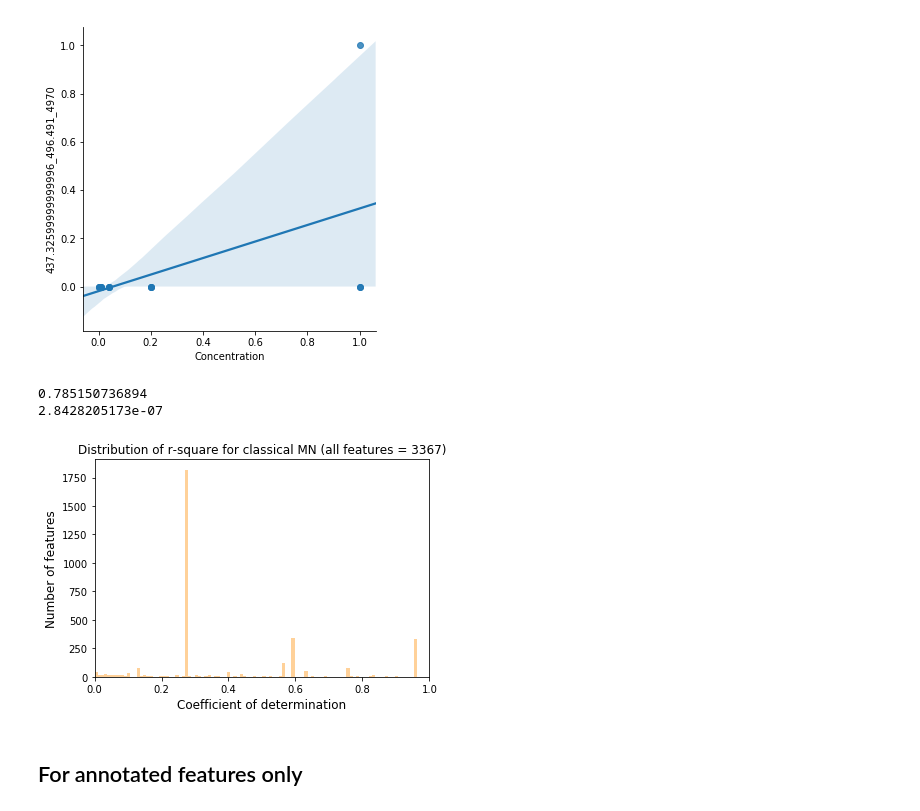
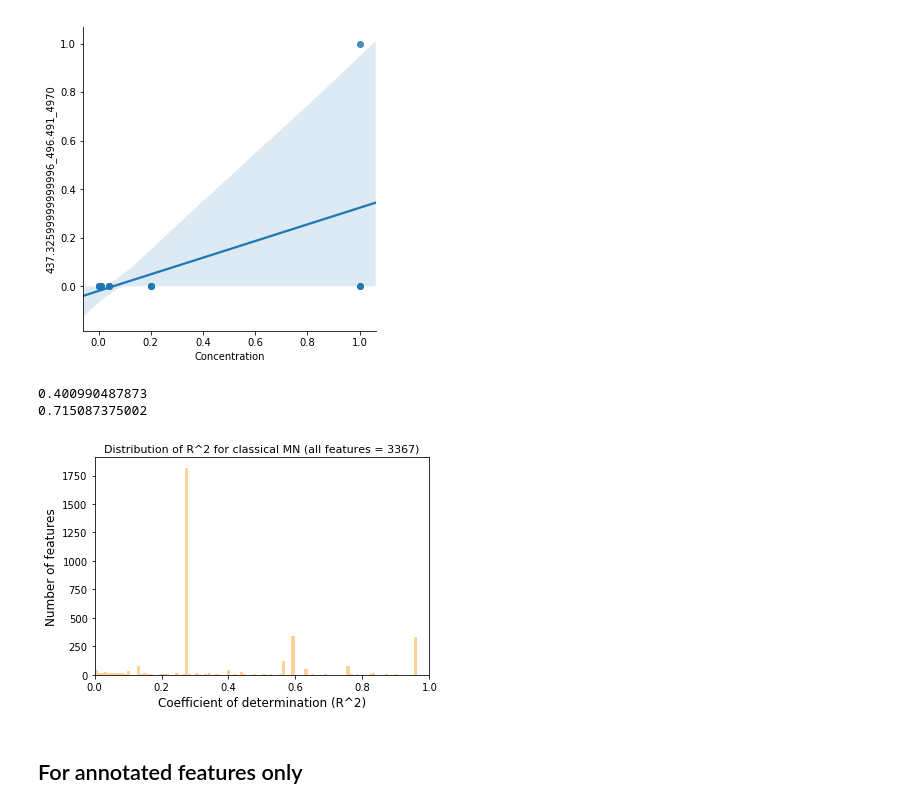
Before and after one commit to lfnothias/FeatureBasedMolecularNetworking_RelativeQuantEval, a Jupyter notebook: EvaluationRelQuant_FBMN_ClassicalMN_NISTSRM_QE_v2.ipynb, the cells around one changed output. Drawn from its saved outputs; the diff is of its cells as text; code cells hidden in the pictures.

```diff
--- a/EvaluationRelQuant_FBMN_ClassicalMN_NISTSRM_QE_v2.ipynb
+++ b/EvaluationRelQuant_FBMN_ClassicalMN_NISTSRM_QE_v2.ipynb
@@ -937,23 +938,23 @@ sns.pairplot(df10, x_vars='Concentration', y_vars='437.32599999999996_496.491_49
 [figure]
 # %%
 #Get the mean value for the r-square
-print reduce(lambda x, y: x + y, df_feature_FMN['r_square_FMN']) / len(df_feature_FMN['r_square_FMN'])
-print reduce(lambda x, y: x + y, df_feature_FMN['coef_FMN']) / len(df_feature_FMN['coef_FMN'])
+print reduce(lambda x, y: x + y, df_feature_MN['r_square_MN']) / len(df_feature_MN['r_square_MN'])
+print reduce(lambda x, y: x + y, df_feature_MN['coef_MN']) / len(df_feature_MN['coef_MN'])
 # %% [output]
-0.785150736894
-2.8428205173e-07
+0.400990487873
+0.715087375002
 # %%
 p4=sns.distplot(df_feature_MN['r_square_MN'], bins=100, hist = True, kde = False, color = 'darkorange')
 #p1=sns.distplot(df_id_feature_FMN['r_square_FMN'], bins=70, hist = True, kde = False, color = 'mediumturquoise')
 p4.set(xlim=(0, 1))
 
-plt.xlabel('Coefficient of determination', size =12)
+plt.xlabel('Coefficient of determination (R^2)', size =12)
 plt.ylabel('Number of features', size =12)
-plt.title('Distribution of r-square for classical MN (all features = '+str(df_feature_MN.shape[0])+')')
+plt.title('Distribution of R^2 for classical MN (all features = '+str(df_feature_MN.shape[0])+')', size = 11)
 plt.savefig('IMG/ClassicalMN_allfeatures.png', dpi=500)
 plt.savefig('IMG/ClassicalMN_allfeatures.svg', dpi=500)
 # %% [output]
-[figure, old version]
+[figure, new version]
 # %% [markdown]
 ## For annotated features only
 # %%
```
Also changed, not shown: parts of 19 cells of this notebook.
